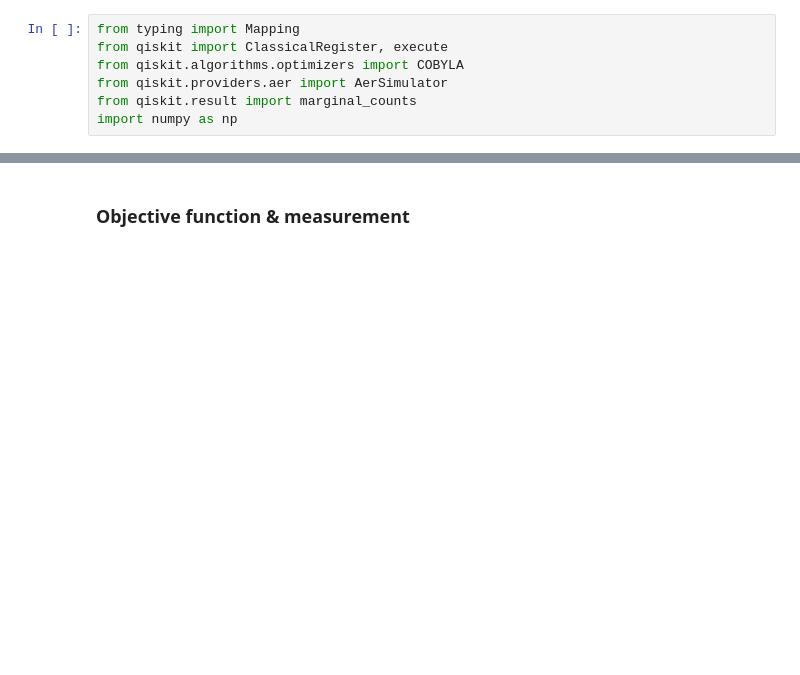
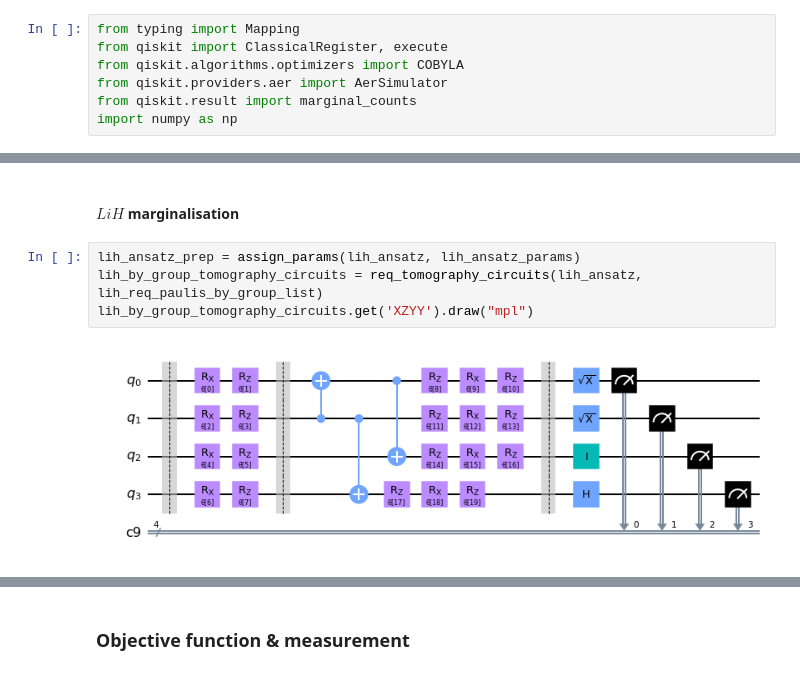
Before and after one commit to lao8n/ox_quantum, a Jupyter notebook: assignment/assignment.ipynb, the cells around one changed output, grey strips where cells are left out. Saved outputs shown, nothing was run; the diff lists cells and outputs as text; blank space fills up the shorter version.

```diff
--- a/assignment/assignment.ipynb
+++ b/assignment/assignment.ipynb
@@ -964,0 +1025,8 @@ req_paulis_by_group number of paulis : 44
+# %% [markdown]
+#### $LiH$ marginalisation
+# %%
+lih_ansatz_prep = assign_params(lih_ansatz, lih_ansatz_params)
+lih_by_group_tomography_circuits = req_tomography_circuits(lih_ansatz, lih_req_paulis_by_group_list)
+lih_by_group_tomography_circuits.get('XZYY').draw("mpl")
+# %% [output]
+[figure, added]
```
Also changed, not shown: parts of 17 cells of this notebook.
